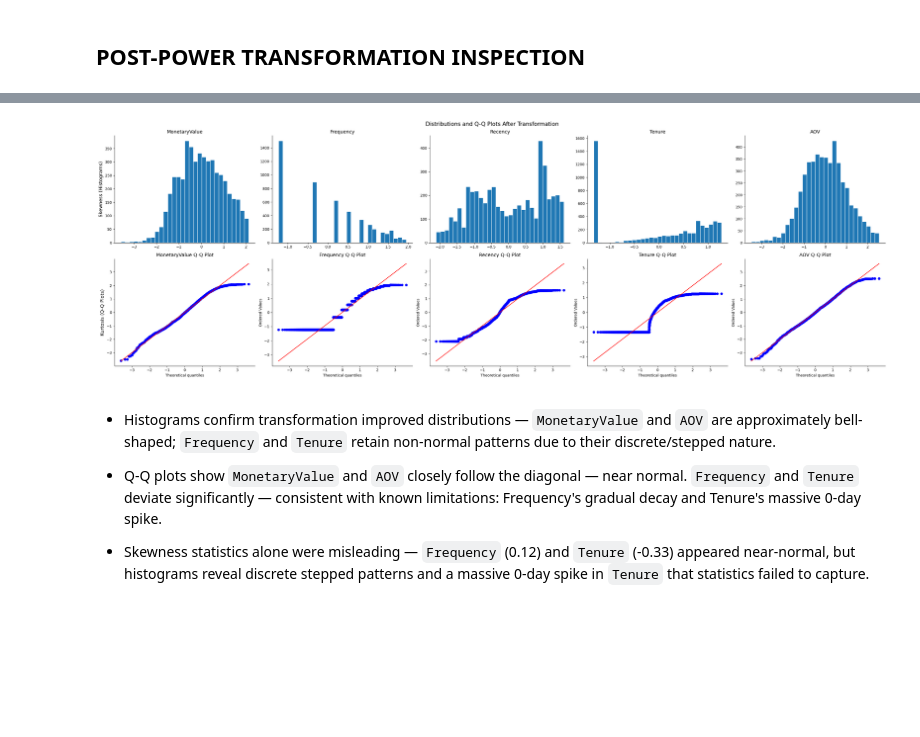
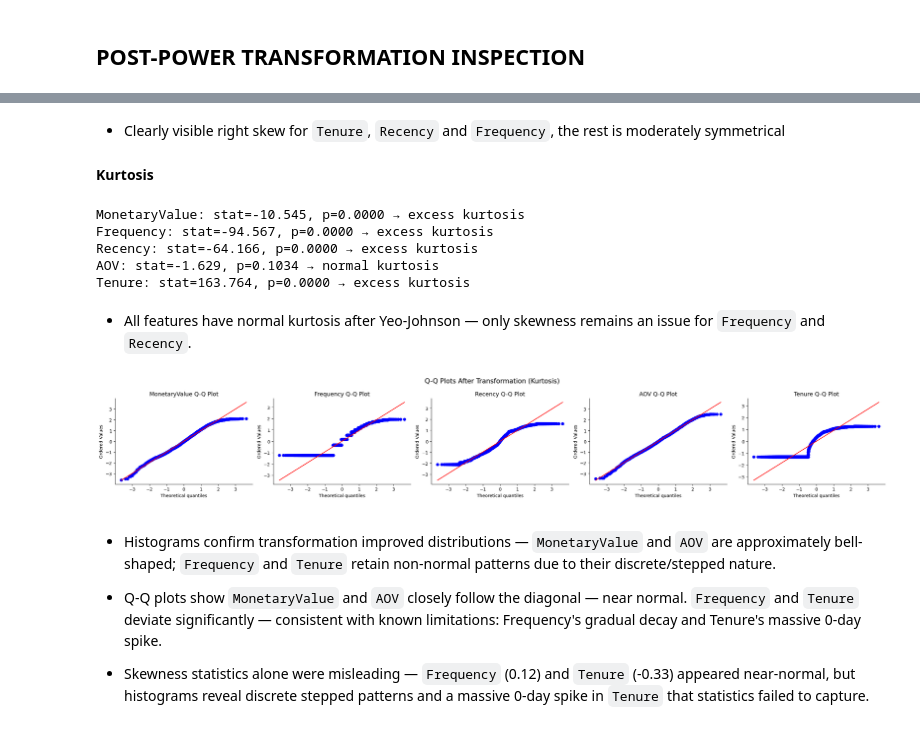
Before and after one commit to adulamaciej/Customer-Segmentation-K-Means, a Jupyter notebook: code/clustering.ipynb, the cells around one changed output, grey strips where cells are left out. Drawn from its saved outputs; the diff is of its cells as text; code cells hidden in the pictures; blank space fills up the shorter version.

```diff
--- a/code/clustering.ipynb
+++ b/code/clustering.ipynb
@@ -786,0 +788,14 @@ dtype: float64
+# %%
+fig, axes = plt.subplots(1, 5, figsize=(25, 4))
+cols = ['MonetaryValue', 'Frequency', 'Recency', 'AOV', 'Tenure']
+
+for i, col in enumerate(cols):
+    axes[i].hist(transformed_df[col], bins=30, edgecolor='white')
+    axes[i].set_title(col, fontsize=13)
+    axes[i].spines['top'].set_visible(False)
+    axes[i].spines['right'].set_visible(False)
+
+axes[0].set_ylabel('Frequency', fontsize=13)
+plt.suptitle('Histograms After Transformation (Skewness)', fontsize=15)
+plt.tight_layout()
+plt.show()
@@ -787,28 +804,34 @@ dtype: float64
+# %% [markdown]
+- Clearly visible right skew for `Tenure`, `Recency` and `Frequency`, the rest is moderately symmetrical
+# %% [markdown]
+**Kurtosis**
+# %%
+cols = ['MonetaryValue', 'Frequency', 'Recency', 'AOV', 'Tenure']
+for col in cols:
+    stat, p = kurtosistest(transformed_df[col])
+    print(f"{col}: stat={stat:.3f}, p={p:.4f} {'→ excess kurtosis' if p < 0.05 else '→ normal kurtosis'}")
+# %% [output]
+MonetaryValue: stat=-10.545, p=0.0000 → excess kurtosis
+Frequency: stat=-94.567, p=0.0000 → excess kurtosis
+Recency: stat=-64.166, p=0.0000 → excess kurtosis
+AOV: stat=-1.629, p=0.1034 → normal kurtosis
+Tenure: stat=163.764, p=0.0000 → excess kurtosis
+# %% [markdown]
+- All features have normal kurtosis after Yeo-Johnson — only skewness remains an issue for `Frequency` and `Recency`.
 # %%
-# Skewness and kurtosis visualizations after transformation
-
-fig, axes = plt.subplots(2, 5, figsize=(30, 10))
-cols = ['MonetaryValue', 'Frequency', 'Recency', 'Tenure', 'AOV']
+fig, axes = plt.subplots(1, 5, figsize=(25, 4))
 
 for i, col in enumerate(cols):
-    axes[0, i].hist(transformed_df[col], bins=30, edgecolor='white')
-    axes[0, i].set_title(col, fontsize=13)
-    axes[0, i].spines['top'].set_visible(False)
-    axes[0, i].spines['right'].set_visible(False)
+    stats.probplot(transformed_df[col], plot=axes[i])
+    axes[i].set_title(f'{col} Q-Q Plot', fontsize=13)
+    axes[i].spines['top'].set_visible(False)
+    axes[i].spines['right'].set_visible(False)
 
-    stats.probplot(transformed_df[col], plot=axes[1, i])
-    axes[1, i].set_title(f'{col} Q-Q Plot', fontsize=13)
-    axes[1, i].spines['top'].set_visible(False)
-    axes[1, i].spines['right'].set_visible(False)
-
-axes[0, 0].set_ylabel('Skewness (Histograms)', fontsize=13)
-axes[1, 0].set_ylabel('Kurtosis (Q-Q Plots)', fontsize=13)
-
-plt.suptitle('Distributions and Q-Q Plots After Transformation', fontsize=15)
+plt.suptitle('Q-Q Plots After Transformation (Kurtosis)', fontsize=15)
 plt.tight_layout()
 plt.show()
 # %% [output]
-[figure, old version]
+[figure, new version]
 # %% [markdown]
 - Histograms confirm transformation improved distributions — `MonetaryValue` and `AOV` are approximately bell-shaped; `Frequency` and `Tenure` retain non-normal patterns due to their discrete/stepped nature.
 
```
Also changed, not shown: parts of 10 cells of this notebook, 3 other files.
